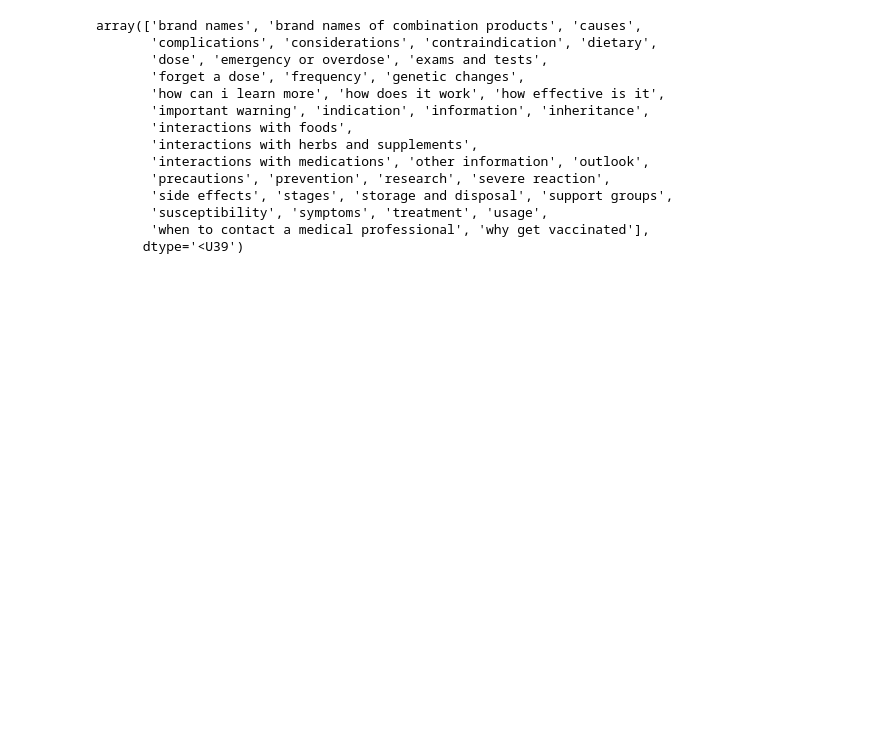
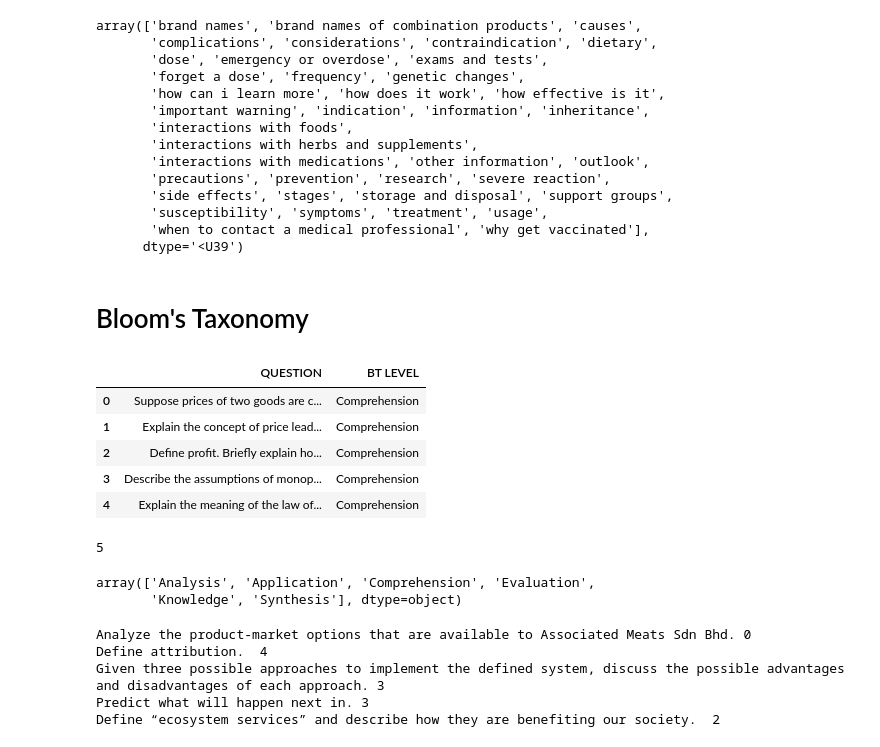
Before and after one commit to jylee-k/SHINE-EMNLP21, a Jupyter notebook: stuff.ipynb, the cells around one changed output. Saved outputs shown, nothing was run; the diff lists cells and outputs as text; code cells hidden in the pictures; blank space fills up the shorter version.

Commit message:
update datasets

```diff
--- a/stuff.ipynb
+++ b/stuff.ipynb
@@ -319,3 +324,30 @@ with open('medquad_split_json', 'w') as f:
         test[i] = sample_dict
     medquad = {'train': train, 'test': test}
     json.dump(medquad, f, indent=2)
+# %% [markdown]
+# Bloom's Taxonomy
+# %%
+import pandas as pd
+df = pd.read_csv('combined_dataset.csv')
+# %%
+df.head()
+# %% [output]
+|  | QUESTION | BT LEVEL |
+| 0 | Suppose prices of two goods are c... | Comprehension |
+| 1 | Explain the concept of price lead... | Comprehension |
+| 2 | Define profit. Briefly explain ho... | Comprehension |
+| 3 | Describe the assumptions of monop... | Comprehension |
+| 4 | Explain the meaning of the law of... | Comprehension |
+# %%
+from sklearn import preprocessing
+le = preprocessing.LabelEncoder()
+le.fit(df['BT LEVEL'])
+labels_int = le.transform(df['BT LEVEL'])
+max(labels_int)
+# %% [output]
+5
+# %%
+le.classes_
+# %% [output]
+array(['Analysis', 'Application', 'Comprehension', 'Evaluation',
+       'Knowledge', 'Synthesis'], dtype=object)
@@ -321,0 +359,11 @@ with open('medquad_split_json', 'w') as f:
+# %%
+for _, (t, l) in enumerate(zip(X_train, y_train)):
+    print(t, l)
+    if _ == 4:
+        break
+# %% [output]
+Analyze the product-market options that are available to Associated Meats Sdn Bhd. 0
+Define attribution.  4
+Given three possible approaches to implement the defined system, discuss the possible advantages and disadvantages of each approach. 3
+Predict what will happen next in. 3
+Define “ecosystem services” and describe how they are benefiting our society.  2
```
Also changed, not shown: parts of 6 cells of this notebook, 5 other files.
